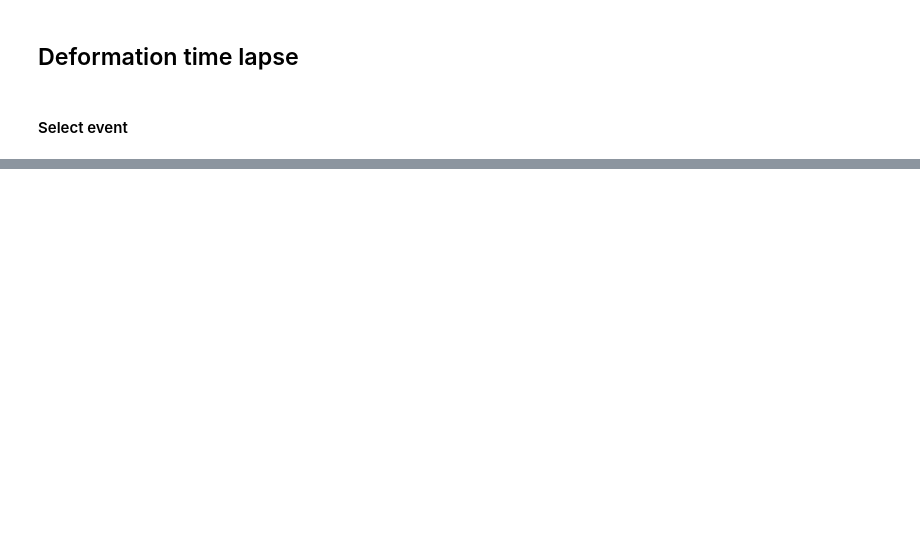
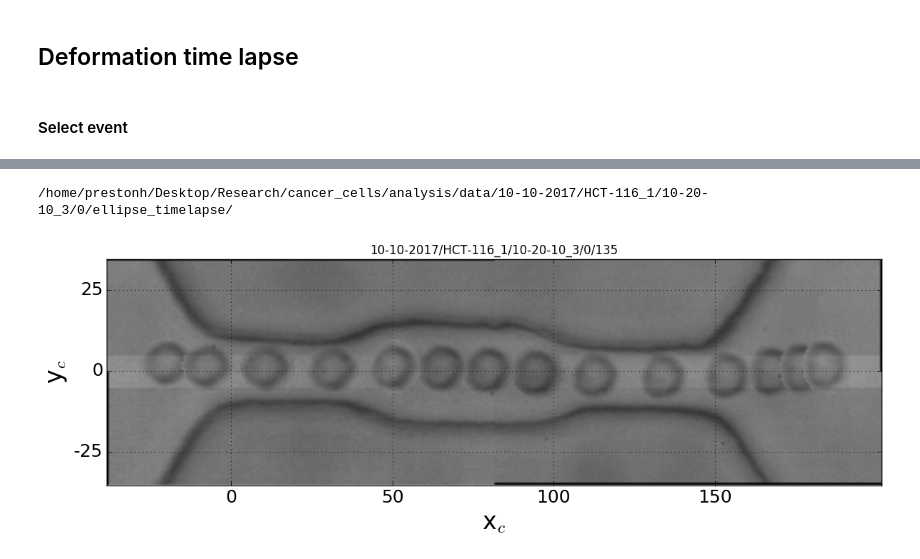
Before and after one commit to codycombs/cell_deformation, a Jupyter notebook: ellipse_plots.ipynb, the cells around one changed output, grey strips where cells are left out. Saved outputs shown, nothing was run; the diff lists cells and outputs as text; code cells hidden in the pictures; blank space fills up the shorter version.

```diff
--- a/ellipse_plots.ipynb
+++ b/ellipse_plots.ipynb
@@ -139,18 +143,7 @@ print output_file_path
 # %%
-'''
-BUG!
-This function won't work if there are gaps in ts...
-In other words, if the ellipse fit for whatever reason doesn't work for one or more frames during the
-translocation, this will probably break
-The break should be evident
-'''
+for i in range(len(oi_events)):
 
 
-
-
-
-for i in range(len(oi_events)):
-    print i
 
     oi_event = oi_events[i]
     ellipses = np.copy(ellipsess[i])
@@ -191,6 +184,7 @@ for i in range(len(oi_events)):
 
         # Get frame
         tf = oi_event._detections[int(ellipse[0])]._tf
+
         frame = oi_vid.get_frame(tf)
 
 
@@ -265,7 +259,7 @@ for i in range(len(oi_events)):
         plt.yticks([])
         plt.grid()
 
-    plt.suptitle(date + particle + channel + file_index + '/' + str(keep_indices[i]), y=1.0)
+    plt.suptitle(date + '/' + particle + '/' + channel + '/' + file_index + '/' + str(keep_indices[i]), y=1.0)
     fig.tight_layout()
     if save:
         plt.savefig(output_file_path + str(keep_indices[i]) + '.png', dpi = 100)
@@ -312,5 +299,11 @@ plt.show()
+# %%
+output_file_path = oi_file.ellipse_base_path + date + '/' + particle + '/' + channel + '/' + file_index + '/ellipse_timelapse/'
+print output_file_path
+# %% [output]
+/home/prestonh/Desktop/Research/cancer_cells/analysis/data/10-10-2017/HCT-116_1/10-20-10_3/0/ellipse_timelapse/
 # %%
-oi_index = 6    # 24, 33
+keep_index = 135
+oi_index = np.where(np.array(keep_indices) == keep_index)[0][0]
 oi_event = oi_events[oi_index]
 
 base_frame = oi_vid.get_frame(0)
@@ -320,7 +313,7 @@ fig = plt.figure(figsize = (12,4))
 
 for k, ellipse in enumerate(ellipsess[oi_index]):
 
-    if k%2 == 0 and k != 0 and k != len(ellipsess[oi_index]) - 1:
+    if k%5 == 0:# and k != 0 and k != len(ellipsess[oi_index]) - 1:
 
         ellipse_center = (ellipse[1], ellipse[2])
         ellipse_diameter = np.sqrt(ellipse[3]*ellipse[4])
@@ -346,7 +339,7 @@ for k, ellipse in enumerate(ellipsess[oi_index]):
 
                 r_of_theta = a*b/np.sqrt((b*np.cos(theta))**2. + (a*np.sin(theta))**2.)
 
-                if ((i-ellipse_center[1])**2. + (j-ellipse_center[0])**2.)**.5 < r_of_theta:
+                if ((i-ellipse_center[1])**2. + (j-ellipse_center[0])**2.)**.5 < 1.25*r_of_theta:
                     ellipse_pixels.append((i, j))
 
 
@@ -370,13 +363,12 @@ for k, ellipse in enumerate(ellipsess[oi_index]):
             ellipse_points[i,1] = ellipse_center[1] + np.sin(ellipse_angle)*x - np.cos(ellipse_angle)*y
 
 
+        '''
         rot_ellipse_points = np.copy(ellipse_points)
-
-        rot_angle = np.arctan(oi_stage._norm_x[0]/oi_stage._norm_x[1])
         rot_ellipse_points[:,1] = ellipse_points[:,0]*np.cos(rot_angle) + ellipse_points[:,1]*np.sin(-rot_angle)
         rot_ellipse_points[:,0] = ellipse_points[:,0]*np.sin(-rot_angle) + ellipse_points[:,1]*np.cos(rot_angle)
 
-        #plt.plot(rot_ellipse_points[:,0], rot_ellipse_points[:,1], color = 'white', ls = ':', lw = 1)
+        plt.plot(rot_ellipse_points[:,0], rot_ellipse_points[:,1], color = 'white', ls = ':', lw = 1)'''
         '''plt.plot([oi_stage._origin[0], (oi_stage._origin + oi_stage._length*oi_stage._norm_x)[0]],
                 [oi_stage._origin[1], (oi_stage._origin + oi_stage._length*oi_stage._norm_x)[1]],
                  color = 'white', ls = '--')
@@ -387,38 +379,40 @@ for k, ellipse in enumerate(ellipsess[oi_index]):
         #plt.plot([ellipse[1], ellipse[1]], [ellipse[2], ellipse[2] + ellipse[4]], color = 'white')
 
 
-#
+rot_angle = np.arctan(oi_stage._norm_x[1]/oi_stage._norm_x[0])
 base_frame = scipy.ndimage.interpolation.rotate(base_frame, rot_angle)
 plt.imshow(base_frame, cmap = 'gray', origin = 'lower', vmin = 0, vmax = 0.5)
 
+plt.title(date + '/' + particle + '/' + channel + '/' + file_index + '/' + str(keep_index))
 
 xticks = plt.gca().get_xticks()
 yticks = plt.gca().get_yticks()
-
-
 ys = [0,50,100,150]
 xs = []
 for y in ys:
     xs.append(oi_stage.meters_to_pixels(y) + oi_stage._origin[0])
 plt.xticks(xs, ys)
 
 
 ys = [-25,0,25]
 xs = []
 for y in ys:
     xs.append(oi_stage.meters_to_pixels(y) + oi_stage._origin[1])
 plt.yticks(xs, ys)
 
 plt.tick_params(labelsize = 18)
 
 plt.xlabel('x$_{c}$', size = 24)
 plt.ylabel('y$_{c}$', size = 24)
 
 
 plt.grid()
 
 fig.tight_layout()
 
-plt.savefig('multi-deformation.png', dpi = 100)
+
+plt.savefig(output_file_path + 'multi-deformation_' + str(keep_index) + '.png', dpi = 100)
 
 plt.show()
+# %% [output]
+[figure, added]
```
Also changed, not shown: parts of 8 cells of this notebook, 4 other files.
